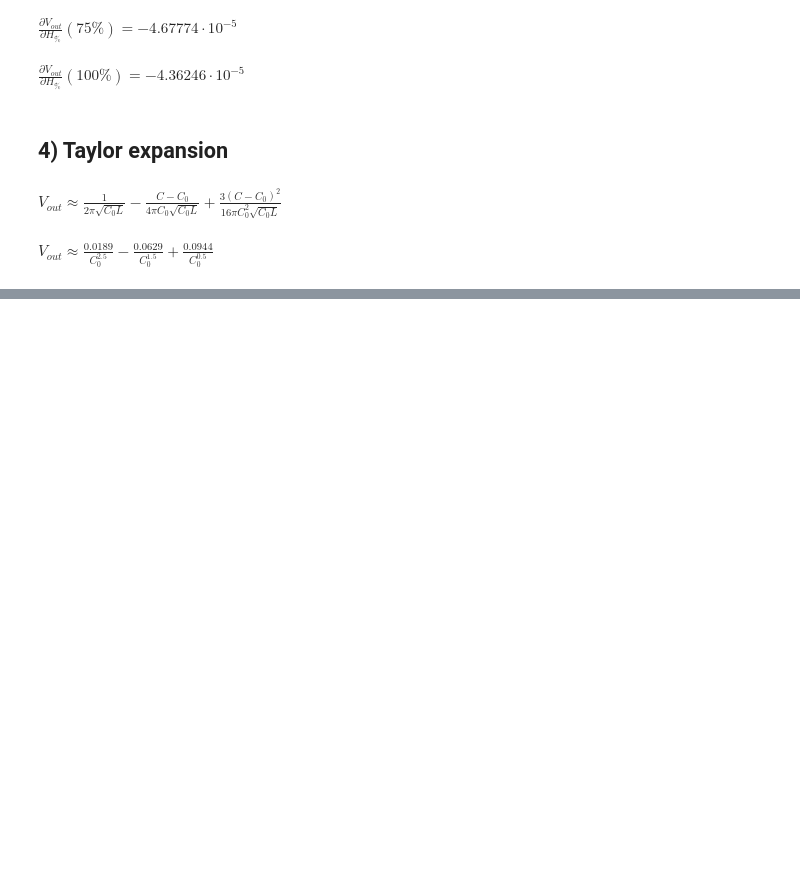
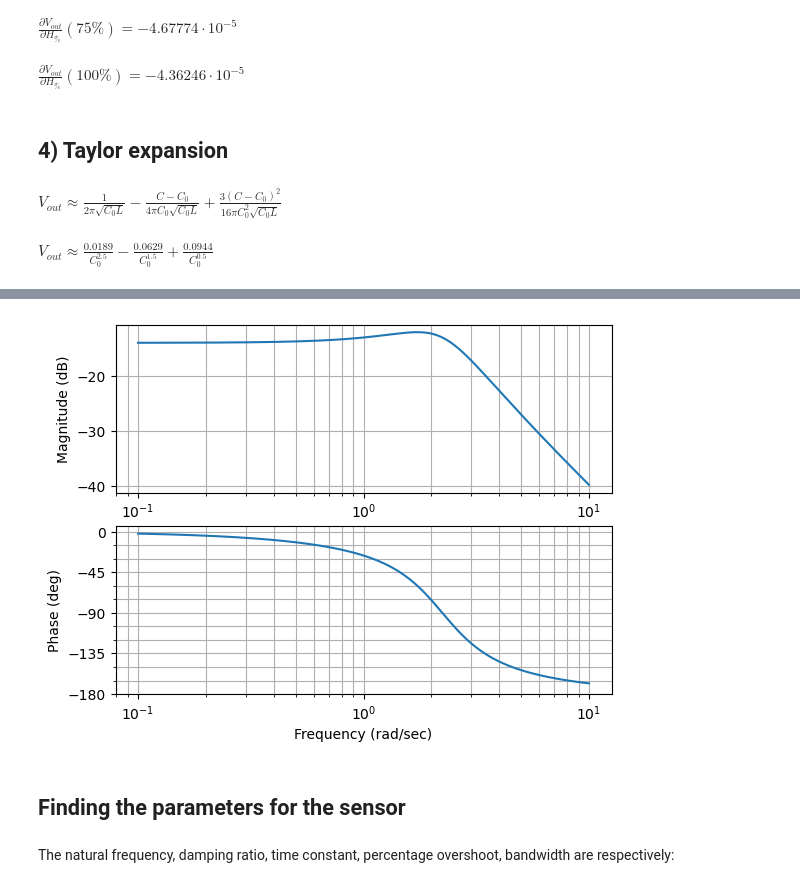
Before and after one commit to robotengineer123/ControlHomework, a Jupyter notebook: SensorHW/HW2/HW2.ipynb, the cells around one changed output, grey strips where cells are left out. Drawn from its saved outputs; the diff is of its cells as text; code cells hidden in the pictures; blank space fills up the shorter version.

```diff
--- a/SensorHW/HW2/HW2.ipynb
+++ b/SensorHW/HW2/HW2.ipynb
@@ -70,0 +112,8 @@ $V_{out}\approx\frac{0.0189}{C_{0}^{2.5}} - \frac{0.0629}{C_{0}^{1.5}} + \frac{0
+# %%
+mag, phase, omega = ct.bode(G, dB=True)
+# %% [output]
+[figure, added]
+# %% [markdown]
+## Finding the parameters for the sensor
+# %% [markdown]
+The natural frequency, damping ratio, time constant, percentage overshoot, bandwidth are respectively:
```
Also changed, not shown: parts of 12 cells of this notebook, 5 other files.
